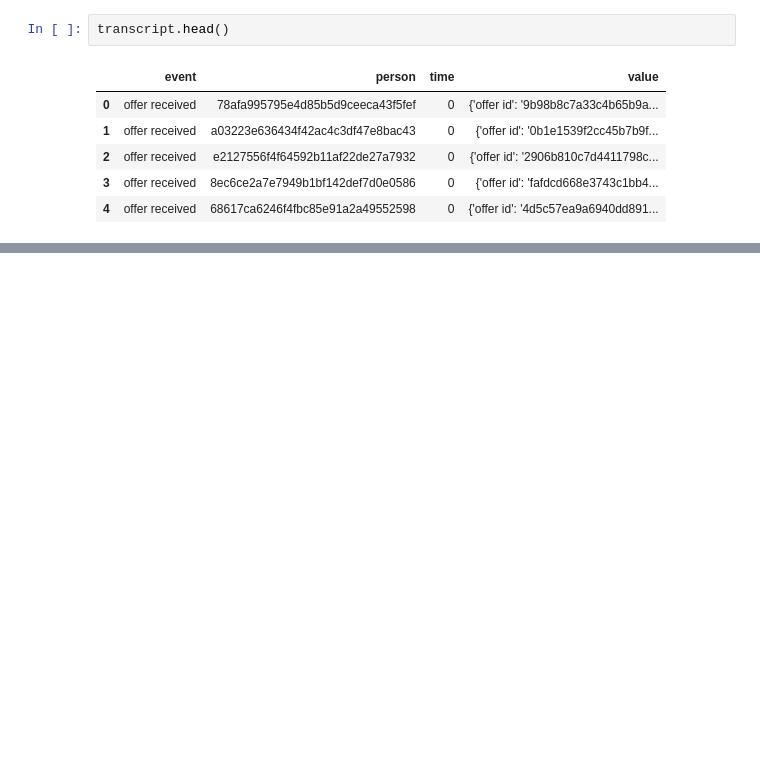
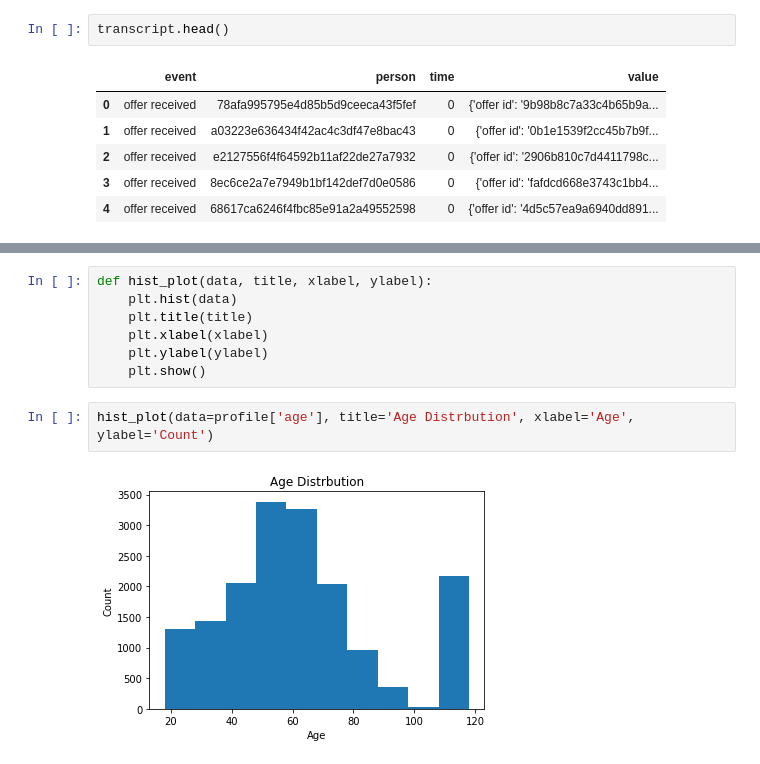
Before and after one commit to birajdarshivam/Starbucks-Capstone-Challenge-DSND, a Jupyter notebook: Starbucks_Capstone_notebook.ipynb, the cells around one changed output, grey strips where cells are left out. Cells and saved outputs as stored; diff of their text form; blank space fills up the shorter version.

```diff
--- a/Starbucks_Capstone_notebook.ipynb
+++ b/Starbucks_Capstone_notebook.ipynb
@@ -2436,0 +175,11 @@ Perhaps I could have broken them up into 3 different models for the 3 offer type
+# %%
+def hist_plot(data, title, xlabel, ylabel):
+    plt.hist(data)
+    plt.title(title)
+    plt.xlabel(xlabel)
+    plt.ylabel(ylabel)
+    plt.show()
+# %%
+hist_plot(data=profile['age'], title='Age Distrbution', xlabel='Age', ylabel='Count')
+# %% [output]
+[figure, added]
```
Also changed, not shown: parts of 313 cells of this notebook.
